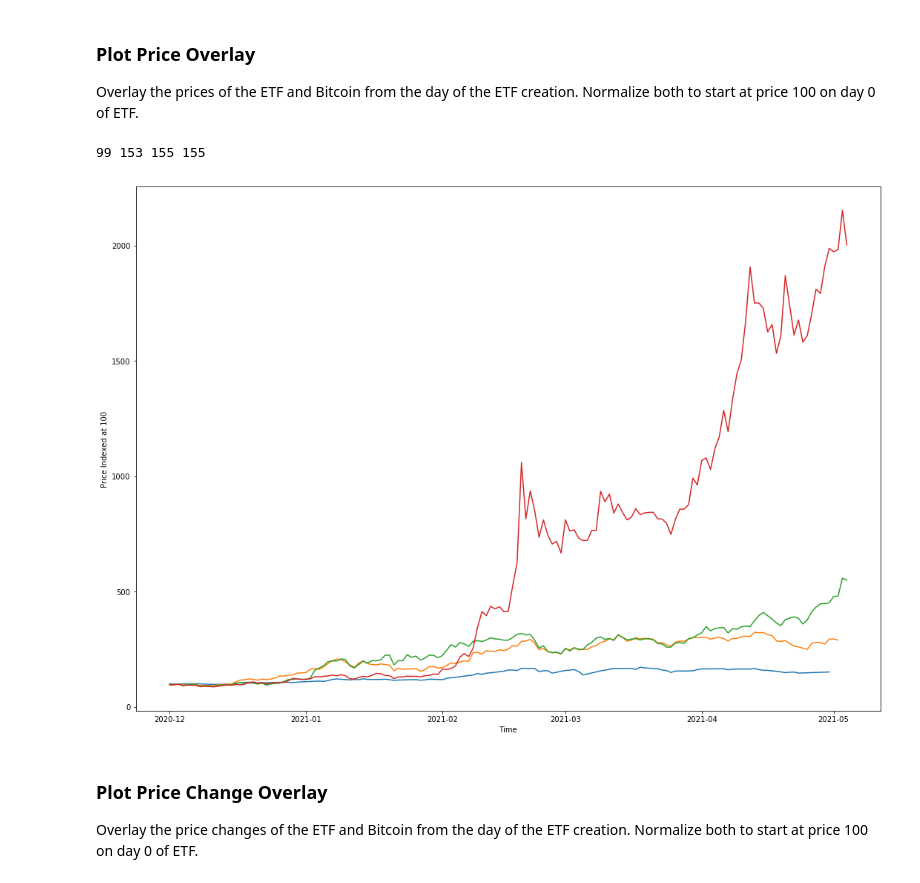
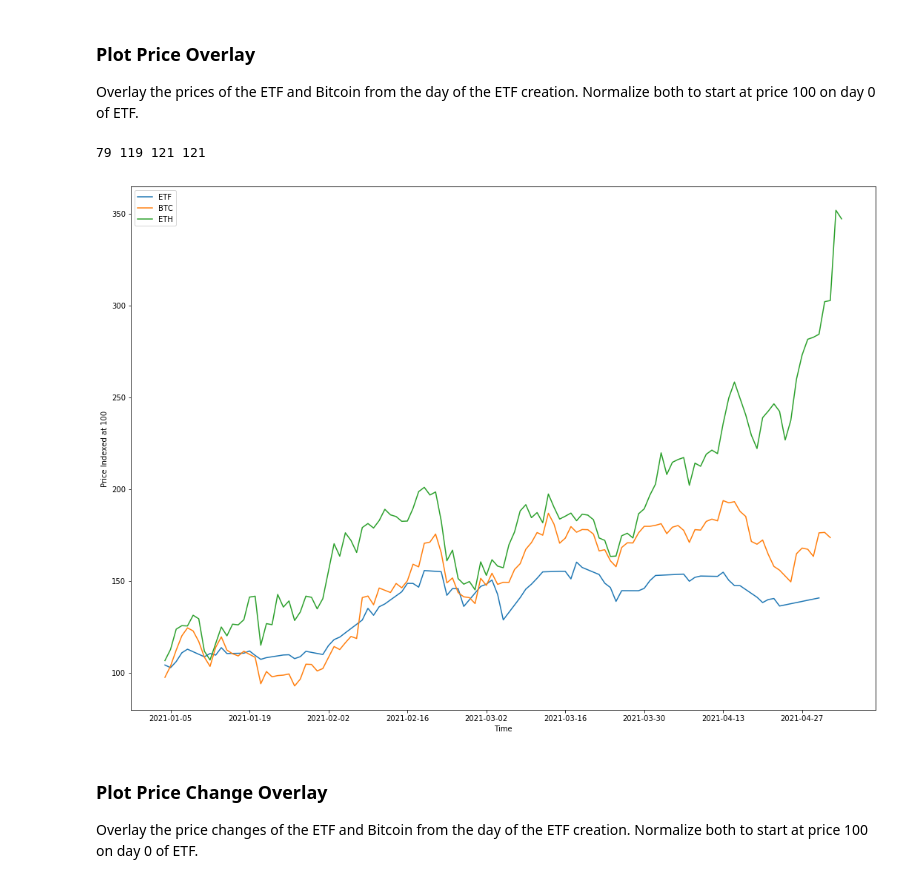
Before and after one commit to glitznerf/BC-Fund-Analysis, a Jupyter notebook: analysis.ipynb, the cells around one changed output. Drawn from its saved outputs; the diff is of its cells as text; code cells hidden in the pictures.

```diff
--- a/analysis.ipynb
+++ b/analysis.ipynb
@@ -40,6 +42,7 @@ The data was downloaded from Yahoo Finance on May 2nd with daily prices from CCC
 #Store date against closing price
 btc_dates = []
 btc_prices = []
+btc_data = {}
 
 with open("data/BTC-USD.csv", newline="") as file:
     reader = csv.reader(file, delimiter=',', quotechar='|')
@@ -49,6 +52,7 @@ with open("data/BTC-USD.csv", newline="") as file:
             price = float(row[4])
             btc_dates.append(date)
             btc_prices.append(price)
+            btc_data[date] = price
         except ValueError:
             pass
 
@@ -62,6 +66,7 @@ The data was downloaded from Yahoo Finance on May 4th with daily prices from CCC
 #Store date against closing price
 eth_dates = []
 eth_prices = []
+eth_data = {}
 
 with open("data/ETH-USD.csv", newline="") as file:
     reader = csv.reader(file, delimiter=',', quotechar='|')
@@ -71,6 +76,7 @@ with open("data/ETH-USD.csv", newline="") as file:
             price = float(row[4])
             eth_dates.append(date)
             eth_prices.append(price)
+            eth_data[date] = price
         except ValueError:
             pass
 
@@ -127,18 +137,20 @@ plt.show()
 Overlay the prices of the ETF and Bitcoin from the day of the ETF creation. Normalize both to start at price 100 on day 0 of ETF.
 # %%
 # Add a delay to when to graph from, in ETF trading days
-start_days = 430
+orig_start_days = 450
+
+start_days = orig_start_days
 start_day = etf_dates[1+start_days]
 
 # Start price
 base_index = 100
 # %%
 # Index ETF Price at 100
-etf_price_change = []
+etf_price_indexed = []
 index = base_index
 for i in range(1+start_days, len(etf_prices)):
     index = index * etf_prices[i] / etf_prices[i-1]
-    etf_price_change.append(index)
+    etf_price_indexed.append(index)
 
 
 # Index BTC Price at 100
@@ -148,11 +160,11 @@ for i in range(len(btc_prices)):
         btc_match = i
         break
 
-btc_price_change = []
+btc_price_indexed = []
 index = base_index
 for i in range(btc_match, len(btc_prices)):
     index = index * btc_prices[i] / btc_prices[i-1]
-    btc_price_change.append(index)
+    btc_price_indexed.append(index)
 
 
 # Index ETH Price at 100
@@ -162,11 +174,11 @@ for i in range(len(eth_prices)):
         eth_match = i
         break
 
-eth_price_change = []
+eth_price_indexed = []
 index = base_index
 for i in range(eth_match, len(eth_prices)):
     index = index * eth_prices[i] / eth_prices[i-1]
-    eth_price_change.append(index)
+    eth_price_indexed.append(index)
 
 
 # Index BNB Price at 100
@@ -176,26 +188,27 @@ for i in range(len(bnb_prices)):
         bnb_match = i
         break
 
-bnb_price_change = []
+bnb_price_indexed = []
 index = base_index
 for i in range(bnb_match, len(bnb_prices)):
     index = index * bnb_prices[i] / bnb_prices[i-1]
-    bnb_price_change.append(index)
+    bnb_price_indexed.append(index)
 # %%
-print(len(etf_price_change), len(btc_price_change), len(eth_price_change), len(bnb_price_change))
+print(len(etf_price_indexed), len(btc_price_indexed), len(eth_price_indexed), len(bnb_price_indexed))
 # %% [output]
-99 153 155 155
+79 119 121 121
 # %%
 plt.figure(figsize=(18,13))
-plt.plot(etf_dates[start_days+1:], etf_price_change)
-plt.plot(btc_dates[btc_match:], btc_price_change, 'tab:orange')
-plt.plot(eth_dates[eth_match:], eth_price_change, 'tab:green')
-plt.plot(bnb_dates[bnb_match:], bnb_price_change, 'tab:red')
+plt.plot(etf_dates[start_days+1:], etf_price_indexed, label="ETF")
+plt.plot(btc_dates[btc_match:], btc_price_indexed, 'tab:orange', label="BTC")
+plt.plot(eth_dates[eth_match:], eth_price_indexed, 'tab:green', label="ETH")
+#plt.plot(bnb_dates[bnb_match:], bnb_price_indexed, 'tab:red', label="BNB")
 plt.xlabel("Time")
 plt.ylabel("Price Indexed at 100")
+plt.legend()
 plt.show()
 # %% [output]
-[figure, old version]
+[figure, new version]
 # %% [markdown]
 ### Plot Price Change Overlay
 Overlay the price changes of the ETF and Bitcoin from the day of the ETF creation. Normalize both to start at price 100 on day 0 of ETF.
```
Also changed, not shown: parts of 6 cells of this notebook, 1 other file.
